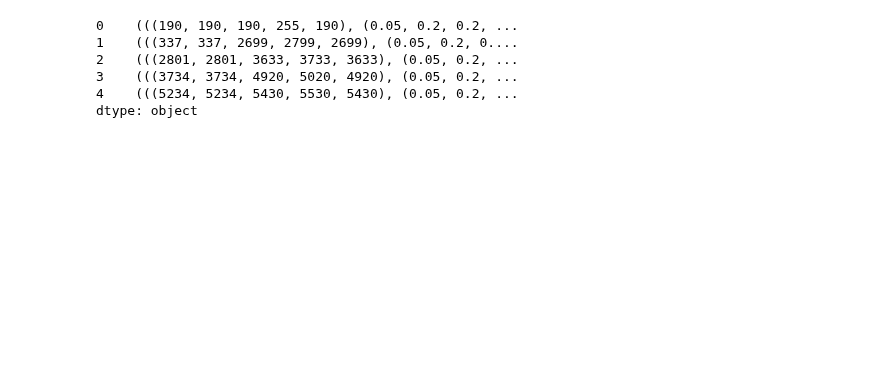
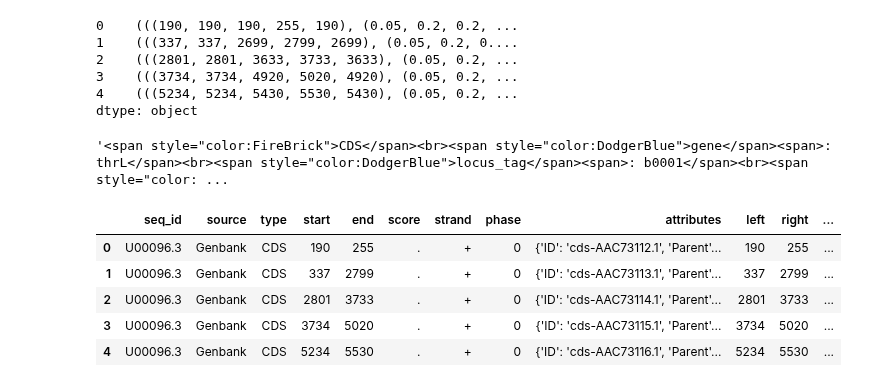
Before and after one commit to dbikard/genomenotebook, a Jupyter notebook: nbs/API/02_glyphs.ipynb, the cells around one changed output. Cells and saved outputs as stored; diff of their text form; code cells hidden in the pictures; blank space fills up the shorter version.

```diff
--- a/nbs/API/02_glyphs.ipynb
+++ b/nbs/API/02_glyphs.ipynb
@@ -242,3 +253,8 @@ def get_tooltip(feature, attributes, wrap=50):
             for attribute in feature["attributes"]:
                 tooltips.append(_format_attribute(attribute, feature['attributes'][attribute]))
     return "<br>".join(tooltips)
+# %%
+features.apply(lambda row: get_tooltip(row, default_attributes),
+                             axis=1)[0]
+# %% [output]
+'<span style="color:FireBrick">CDS</span><br><span style="color:DodgerBlue">gene</span><span>: thrL</span><br><span style="color:DodgerBlue">locus_tag</span><span>: b0001</span><br><span style="color: ...
@@ -245 +272,10 @@ def get_tooltip(feature, attributes, wrap=50):
+# %%
+features.head()
+# %% [output]
+|  | seq_id | source | type | start | end | score | strand | phase | attributes | left | right | ... |
+| 0 | U00096.3 | Genbank | CDS | 190 | 255 | . | + | 0 | {'ID': 'cds-AAC73112.1', 'Parent'... | 190 | 255 | ... |
+| 1 | U00096.3 | Genbank | CDS | 337 | 2799 | . | + | 0 | {'ID': 'cds-AAC73113.1', 'Parent'... | 337 | 2799 | ... |
+| 2 | U00096.3 | Genbank | CDS | 2801 | 3733 | . | + | 0 | {'ID': 'cds-AAC73114.1', 'Parent'... | 2801 | 3733 | ... |
+| 3 | U00096.3 | Genbank | CDS | 3734 | 5020 | . | + | 0 | {'ID': 'cds-AAC73115.1', 'Parent'... | 3734 | 5020 | ... |
+| 4 | U00096.3 | Genbank | CDS | 5234 | 5530 | . | + | 0 | {'ID': 'cds-AAC73116.1', 'Parent'... | 5234 | 5530 | ... |
 # %%
```
Also changed, not shown: parts of 11 cells of this notebook, 6 other files.
